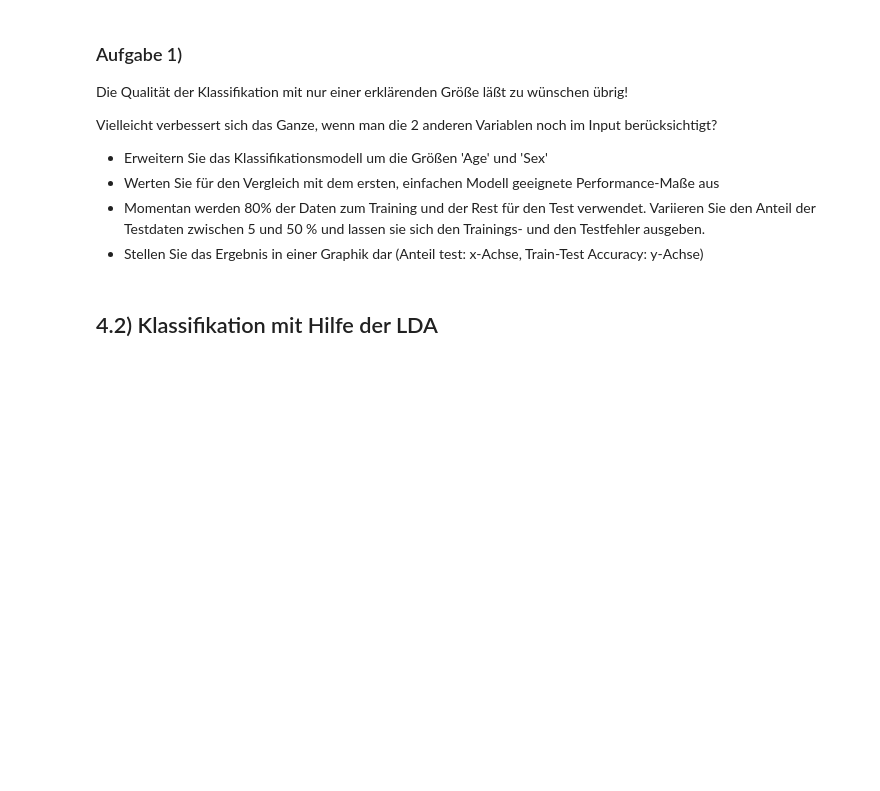
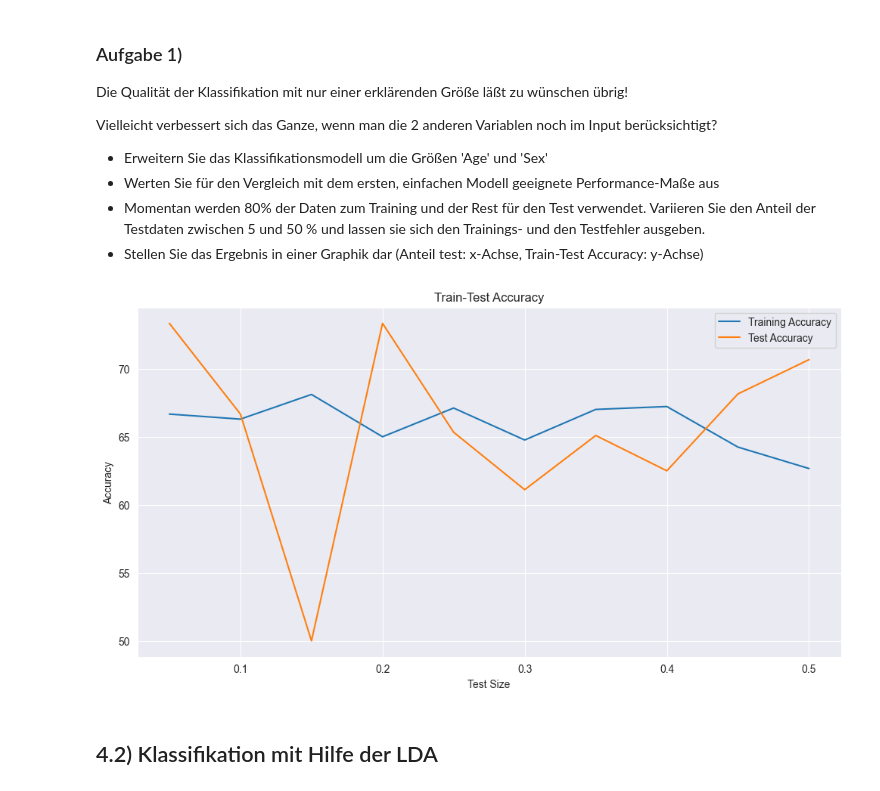
Before and after one commit to Bajtinus/ML-Project, a Jupyter notebook: ELO-files/Python/ML_Lecture3_Classification.ipynb, the cells around one changed output. Cells and saved outputs as stored; diff of their text form; code cells hidden in the pictures; blank space fills up the shorter version.

```diff
--- a/ELO-files/Python/ML_Lecture3_Classification.ipynb
+++ b/ELO-files/Python/ML_Lecture3_Classification.ipynb
@@ -141,7 +142,9 @@ X_train
 240 rows × 3 columns
 # %%
-X_train1=np.array(X_train['Chol']).reshape(-1,1)
-X_test1=np.array(X_test['Chol']).reshape(-1,1)
+
+
+X_train1=np.array(X_train).reshape(-1,3)
+X_test1=np.array(X_test).reshape(-1,3)
 # %% [markdown]
 Für die Klassifikation kann man z.B. die LogisticRegression aus sklearn verwenden:
 # %%
@@ -255,6 +260,50 @@ Vielleicht verbessert sich das Ganze, wenn man die 2 anderen Variablen noch im I
 - Werten Sie für den Vergleich mit dem ersten, einfachen Modell geeignete Performance-Maße aus
 - Momentan werden 80% der Daten zum Training und der Rest für den Test verwendet. Variieren Sie den Anteil der Testdaten zwischen 5 und 50 % und lassen sie sich den Trainings- und den Testfehler ausgeben.
 - Stellen Sie das Ergebnis in einer Graphik dar (Anteil test: x-Achse, Train-Test Accuracy: y-Achse)
+# %%
+indexes = []
+train_scores = []
+test_scores = []
+train_accuracies = []
+test_accuracies = []
+for i in np.linspace(0.05, 0.50, 10):
+    indexes.append(i)
+    X_train, X_test, y_train, y_test = train_test_split(Inputs, Target, test_size=i)
+
+    X_train1 = np.array(X_train).reshape(-1, 3)
+    X_test1 = np.array(X_test).reshape(-1, 3)
+
+    logistic_reg=LogisticRegression() # Modell spezifizieren
+    logistic_reg.fit(X_train1,y_train) # Modell fitten - Trainingsmenge
+
+    yhat_tr_pr=logistic_reg.predict_proba(X_train1)[:,1]
+    yhat_test_pr=logistic_reg.predict_proba(X_test1)[:,1]
+
+    yhat_tr=logistic_reg.predict(X_train1) # Predictions Training
+    yhat_test=logistic_reg.predict(X_test1)
+
+    train_scores.append(logistic_reg.score(X_train1,y_train))
+    test_scores.append(logistic_reg.score(X_test1,y_test))
+
+    train_accuracy = accuracy_score(y_train, yhat_tr)*100
+
+    train_accuracies.append(train_accuracy)
+
+    test_accuracy = accuracy_score(y_test, yhat_test)*100
+
+    test_accuracies.append(test_accuracy)
+
+# Plot the results
+plt.figure(figsize=(12, 6))
+plt.plot(indexes, train_accuracies, label='Training Accuracy')
+plt.plot(indexes, test_accuracies, label='Test Accuracy')
+plt.xlabel('Test Size')
+plt.ylabel('Accuracy')
+plt.title('Train-Test Accuracy')
+plt.legend()
+plt.show()
+# %% [output]
+[figure, added]
 # %% [markdown]
 ## 4.2) Klassifikation mit Hilfe der LDA
 # %% [markdown]
```
Also changed, not shown: parts of 26 cells of this notebook, 3 other files.
